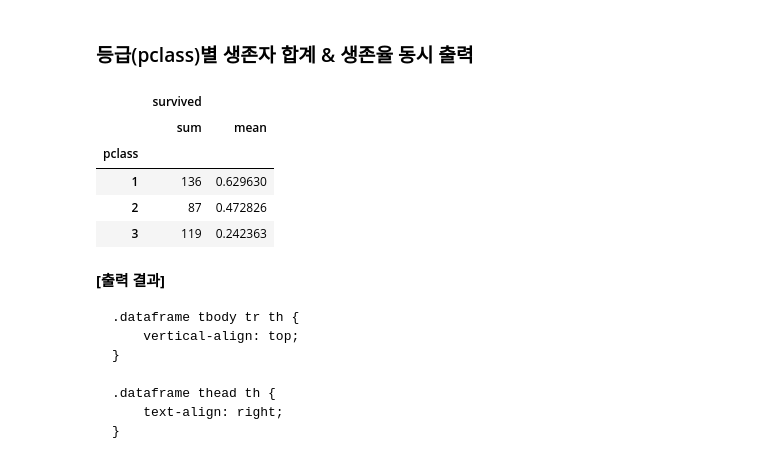
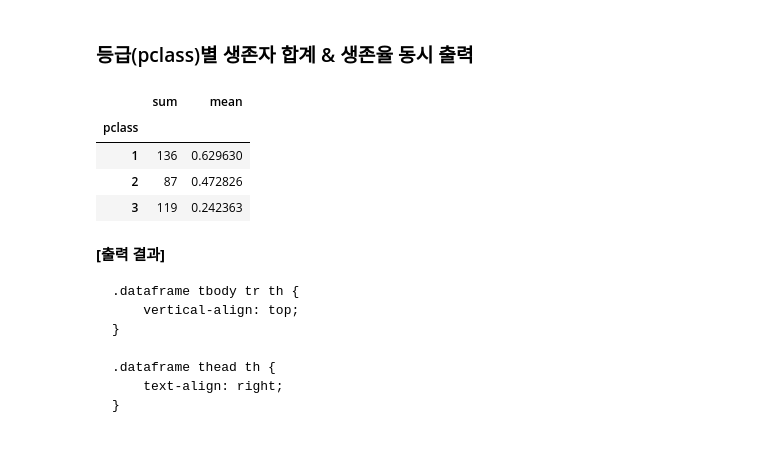
Before and after one commit to dsvit100/pandas, a Jupyter notebook: 10-titanic-practice-sol.ipynb, the cells around one changed output. Saved outputs shown, nothing was run; the diff lists cells and outputs as text; code cells hidden in the pictures.

```diff
--- a/10-titanic-practice-sol.ipynb
+++ b/10-titanic-practice-sol.ipynb
@@ -650,9 +647,8 @@ df.groupby('alone')[['survived']].agg(['sum', 'mean'])
 ### 등급(pclass)별 생존자 합계 & 생존율 동시 출력
 # %%
 # 코드를 입력해 주세요
-df.groupby('pclass')[['survived']].agg(['sum', 'mean'])
+df.groupby('pclass')['survived'].agg(['sum', 'mean'])
 # %% [output]
-|  | survived |  |
 |  | sum | mean |
 | pclass |  |  |
 | 1 | 136 | 0.629630 |
```
Also changed, not shown: parts of 3 cells of this notebook, 1 other file.
